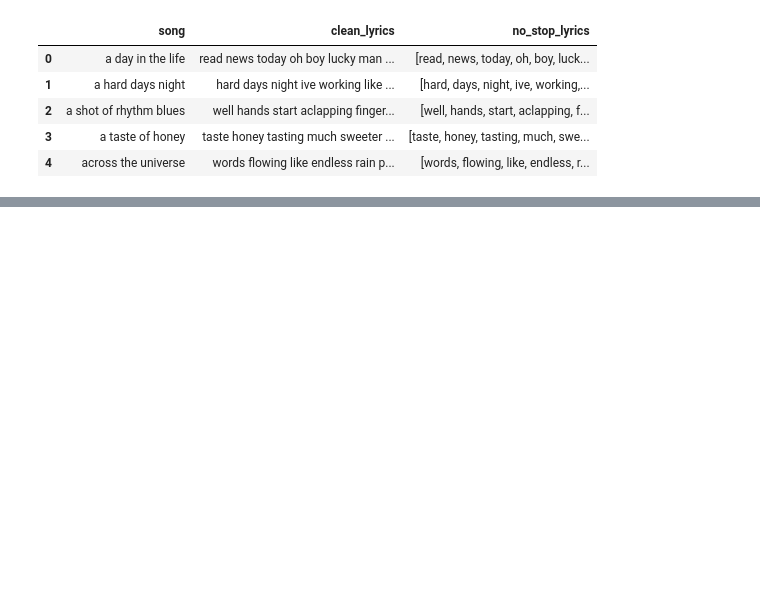
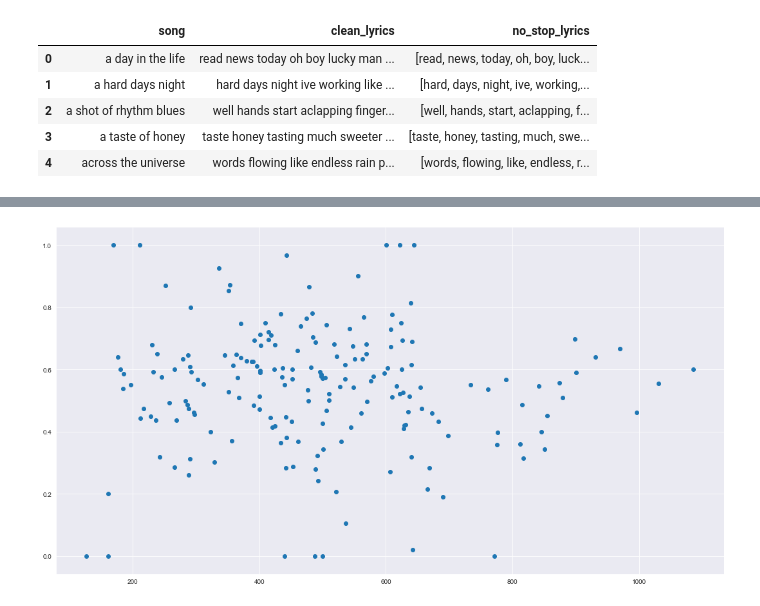
Before and after one commit to ArielJosephCohen/beatles_lyrics_topic_modeling, a Jupyter notebook: data_cleaning.ipynb, the cells around one changed output, grey strips where cells are left out. Cells and saved outputs as stored; diff of their text form; code cells hidden in the pictures; blank space fills up the shorter version.

```diff
--- a/data_cleaning.ipynb
+++ b/data_cleaning.ipynb
@@ -322,0 +393,4 @@ df.head()
+# %%
+df['song_length']=None
+for i in range(len(df)):
+    df.song_length[i]=len(df.clean_lyrics[i])
@@ -322,0 +406,8 @@ df.head()
+# %%
+with sns.axes_style('darkgrid'):
+    plt.figure(figsize=(15,8))
+    plt.scatter(df.song_length,df.subjectivity)
+    plt.tight_layout()
+    plt.show()
+# %% [output]
+[figure, added]
```
Also changed, not shown: parts of 11 cells of this notebook, 1 other file.
